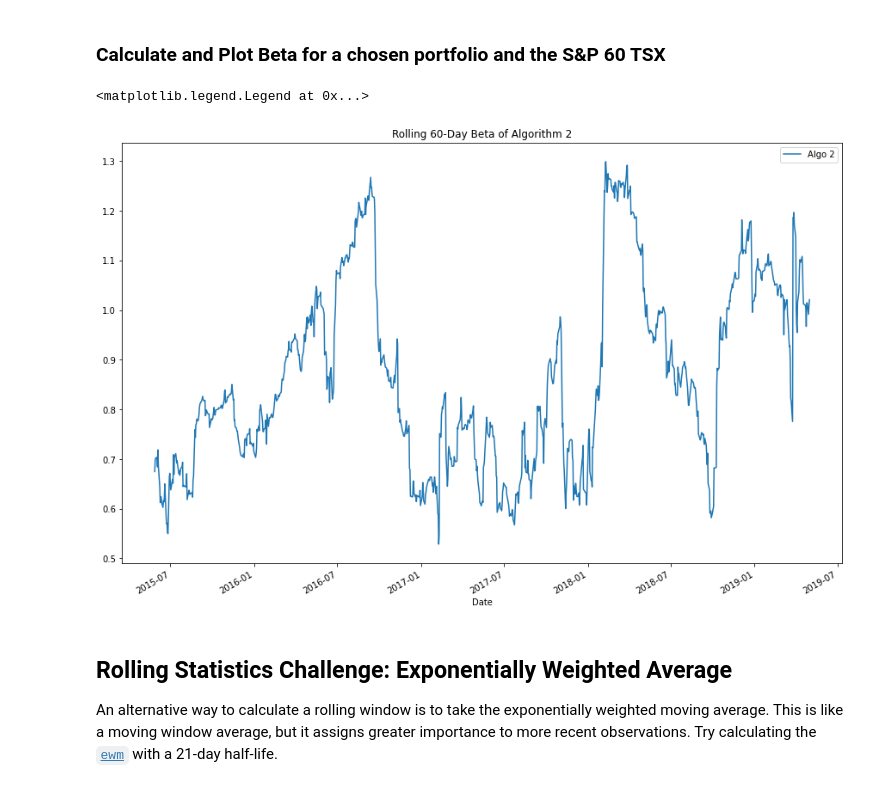
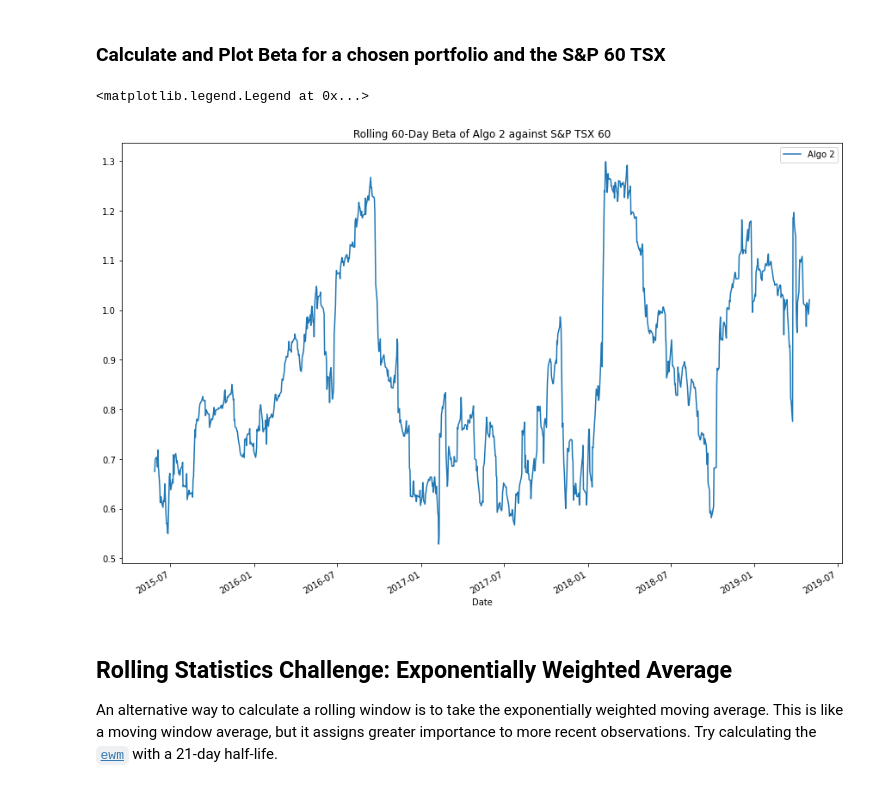
Before and after one commit to Kyyzer/week3-4-whale-analysis, a Jupyter notebook: Starter_Code/whale_analysis.ipynb, the cells around one changed output. Drawn from its saved outputs; the diff is of its cells as text; code cells hidden in the pictures.

```diff
--- a/Starter_Code/whale_analysis.ipynb
+++ b/Starter_Code/whale_analysis.ipynb
@@ -123,10 +123,10 @@ sp_tsx_df["Close"] = sp_tsx_df["Close"].str.replace(",", "")
 sp_tsx_df["Close"] = sp_tsx_df["Close"].astype("float")
 # %%
 # Calculate Daily Returns
-sp_tsx_daily_returns = sp_tsx_df.pct_change()
+sp_tsx_returns = sp_tsx_df.pct_change()
 # %%
 # Drop nulls
-sp_tsx_daily_returns = sp_tsx_daily_returns.dropna()
+sp_tsx_returns = sp_tsx_daily_returns.dropna()
 
-sp_tsx_daily_returns.head()
+sp_tsx_returns.head()
 # %% [output]
@@ -139,13 +139,13 @@ sp_tsx_daily_returns.head()
 | 2012-10-09 | -0.011709 |
 # %%
 # Rename `Close` Column to be specific to this portfolio.
-sp_tsx_daily_returns = sp_tsx_daily_returns.rename(columns = {"Close":"S&P TSX"})
+sp_tsx_returns = sp_tsx_returns.rename(columns = {"Close":"S&P TSX"})
 # %% [markdown]
 ## Combine Whale, Algorithmic, and S&P TSX 60 Returns
 # %%
 # Join Whale Returns, Algorithmic Returns, and the S&P TSX 60 Returns into a single DataFrame with columns for each portfolio's returns.
 
-combined_returns = pd.concat([whale_returns_df, algo_returns_df, sp_tsx_daily_returns], axis = "columns", join = "inner")
+combined_returns = pd.concat([whale_returns_df, algo_returns_df, sp_tsx_returns], axis = "columns", join = "inner")
 # %%
 combined_returns.head()
 # %% [output]
@@ -298,26 +297,29 @@ combined_correlation
 # %%
 # Calculate covariance of a single portfolio
 algo2_covariance = combined_returns["Algo 2"].cov(combined_returns["S&P TSX"])
 
 # Calculate variance of S&P TSX
 
 sp_tsx_variance = combined_returns["S&P TSX"].var()
 
+# Computing beta
+
+algo2_beta = algo2_covariance / sp_tsx_variance
+
 # Computing 60-Day beta
-algo2_beta = algo2_covariance / sp_tsx_variance
 
 rolling_algo2_covariance = combined_returns["Algo 2"].rolling(window=60).cov(combined_returns["S&P TSX"])
 
 rolling_sp_tsx_variance = combined_returns["S&P TSX"].rolling(window = 60).var()
 
 rolling_algo2_beta = rolling_algo2_covariance / rolling_sp_tsx_variance
 
 # Plot 60-Day beta trend
-algo2_plot = rolling_algo2_beta.plot(figsize = (15,10), title = "Rolling 60-Day Beta of Algorithm 2")
+algo2_plot = rolling_algo2_beta.plot(figsize = (15,10), title = "Rolling 60-Day Beta of Algo 2 against S&P TSX 60")
 algo2_plot.legend(["Algo 2"])
 # %% [output]
 <matplotlib.legend.Legend at 0x...>
-[figure, old version]
+[figure, new version]
 # %% [markdown]
 ## Rolling Statistics Challenge: Exponentially Weighted Average
 
```
Also changed, not shown: parts of 32 cells of this notebook.
